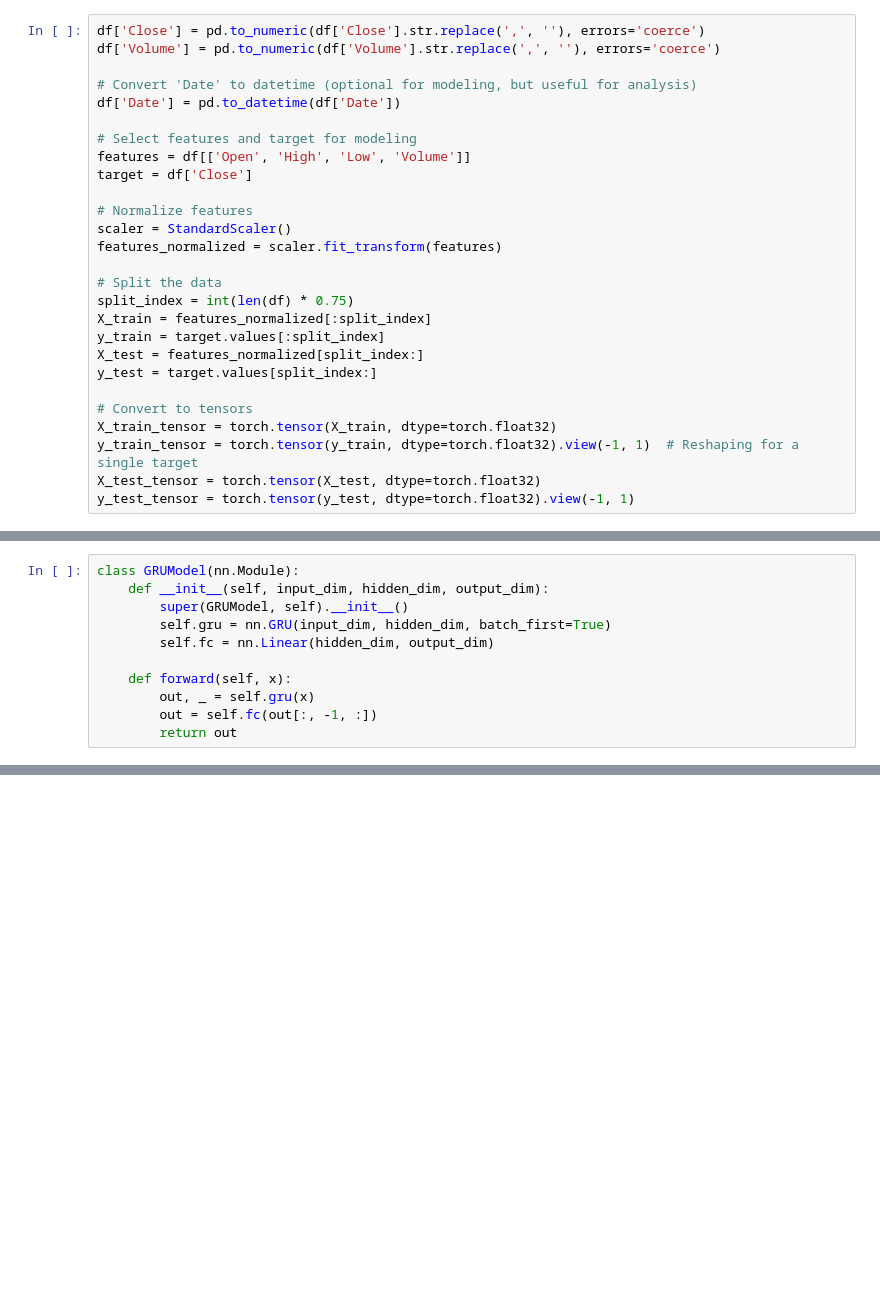
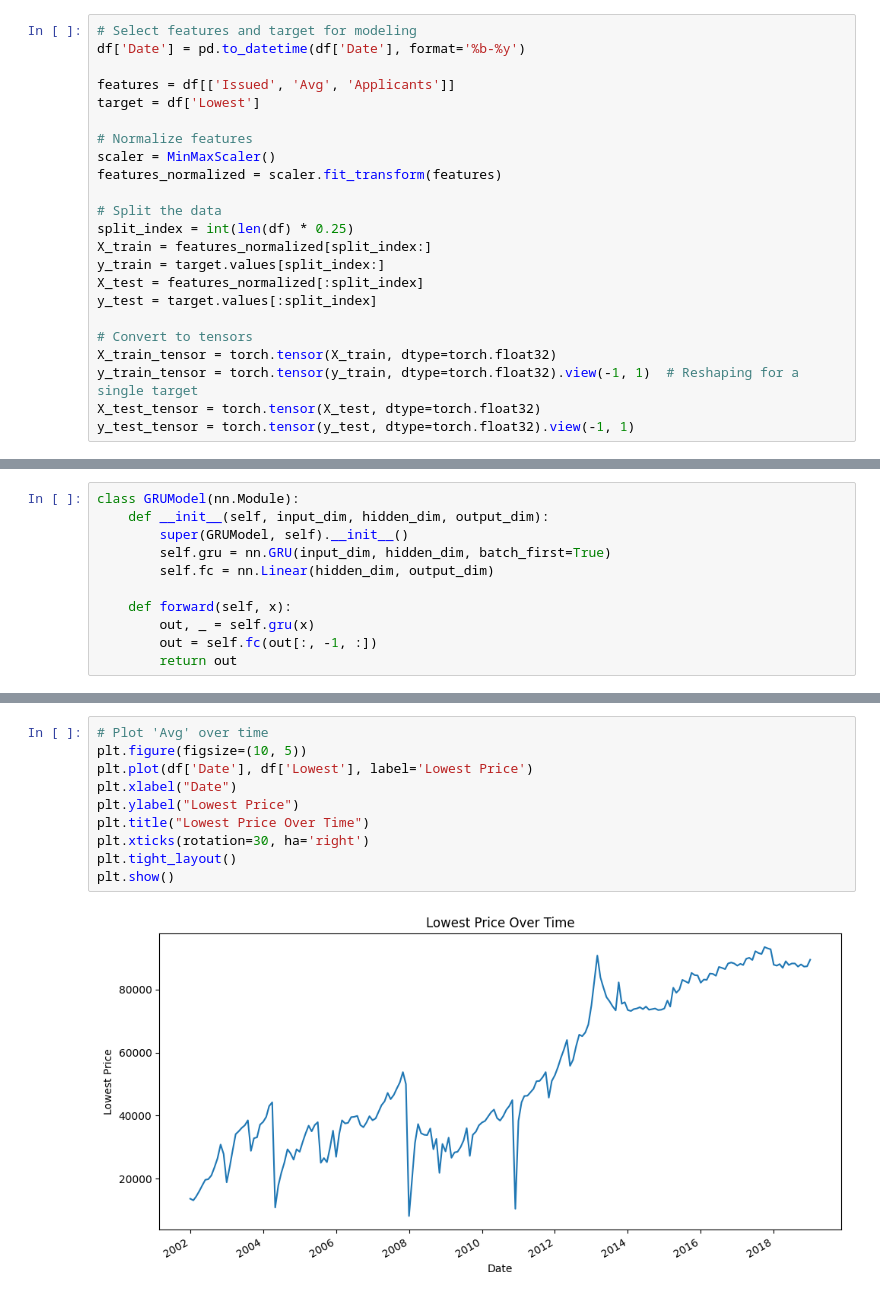
Before and after one commit to Mage-Knight/Intelligent_decision_support_systems, a Jupyter notebook: Lab2/idss-lab-2.ipynb, the cells around one changed output, grey strips where cells are left out. Drawn from its saved outputs; the diff is of its cells as text; blank space fills up the shorter version.

```diff
--- a/Lab2/idss-lab-2.ipynb
+++ b/Lab2/idss-lab-2.ipynb
@@ -73,24 +65,20 @@ memory usage: 60.0+ KB
 # %%
-df['Close'] = pd.to_numeric(df['Close'].str.replace(',', ''), errors='coerce')
-df['Volume'] = pd.to_numeric(df['Volume'].str.replace(',', ''), errors='coerce')
+# Select features and target for modeling
+df['Date'] = pd.to_datetime(df['Date'], format='%b-%y')
 
-# Convert 'Date' to datetime (optional for modeling, but useful for analysis)
-df['Date'] = pd.to_datetime(df['Date'])
-
-# Select features and target for modeling
-features = df[['Open', 'High', 'Low', 'Volume']]
-target = df['Close']
+features = df[['Issued', 'Avg', 'Applicants']]
+target = df['Lowest']
 
 # Normalize features
-scaler = StandardScaler()
+scaler = MinMaxScaler()
 features_normalized = scaler.fit_transform(features)
 
 # Split the data
-split_index = int(len(df) * 0.75)
-X_train = features_normalized[:split_index]
-y_train = target.values[:split_index]
-X_test = features_normalized[split_index:]
-y_test = target.values[split_index:]
+split_index = int(len(df) * 0.25)
+X_train = features_normalized[split_index:]
+y_train = target.values[split_index:]
+X_test = features_normalized[:split_index]
+y_test = target.values[:split_index]
 
 # Convert to tensors
 X_train_tensor = torch.tensor(X_train, dtype=torch.float32)
@@ -251,0 +302,12 @@ Best parameters found: (20, 10, 10, 16), with validation loss: 23828.55771484375
+# %%
+# Plot 'Avg' over time
+plt.figure(figsize=(10, 5))
+plt.plot(df['Date'], df['Lowest'], label='Lowest Price')
+plt.xlabel("Date")
+plt.ylabel("Lowest Price")
+plt.title("Lowest Price Over Time")
+plt.xticks(rotation=30, ha='right')
+plt.tight_layout()
+plt.show()
+# %% [output]
+[figure, added]
```
Also changed, not shown: parts of 10 cells of this notebook, 2 other files.
